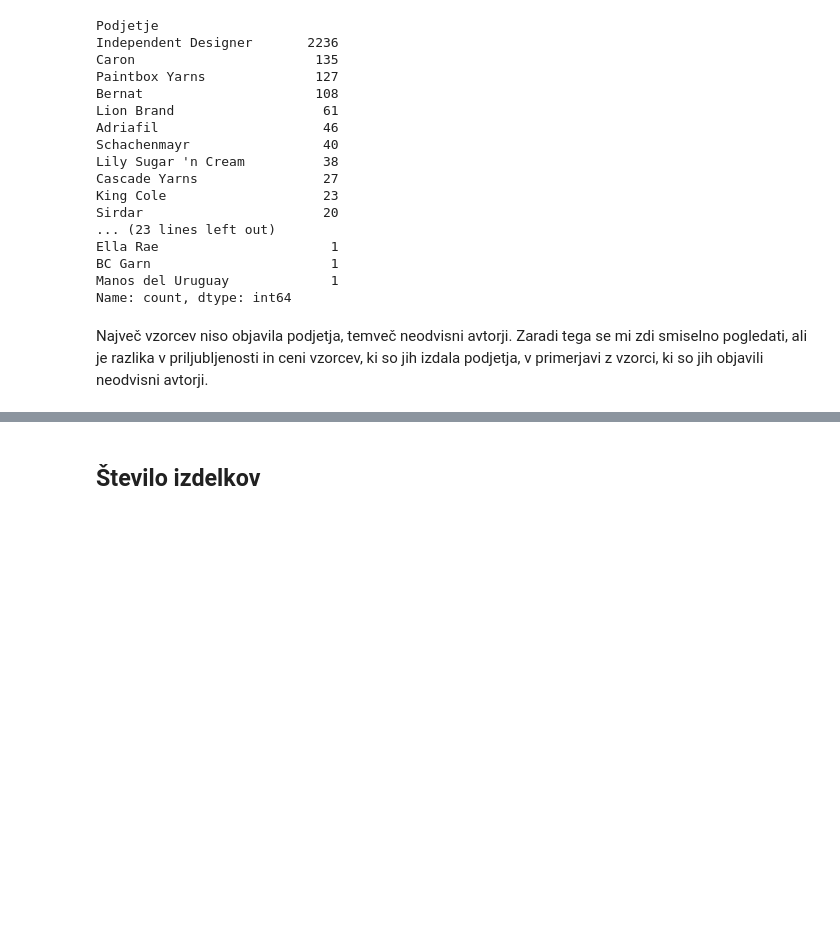
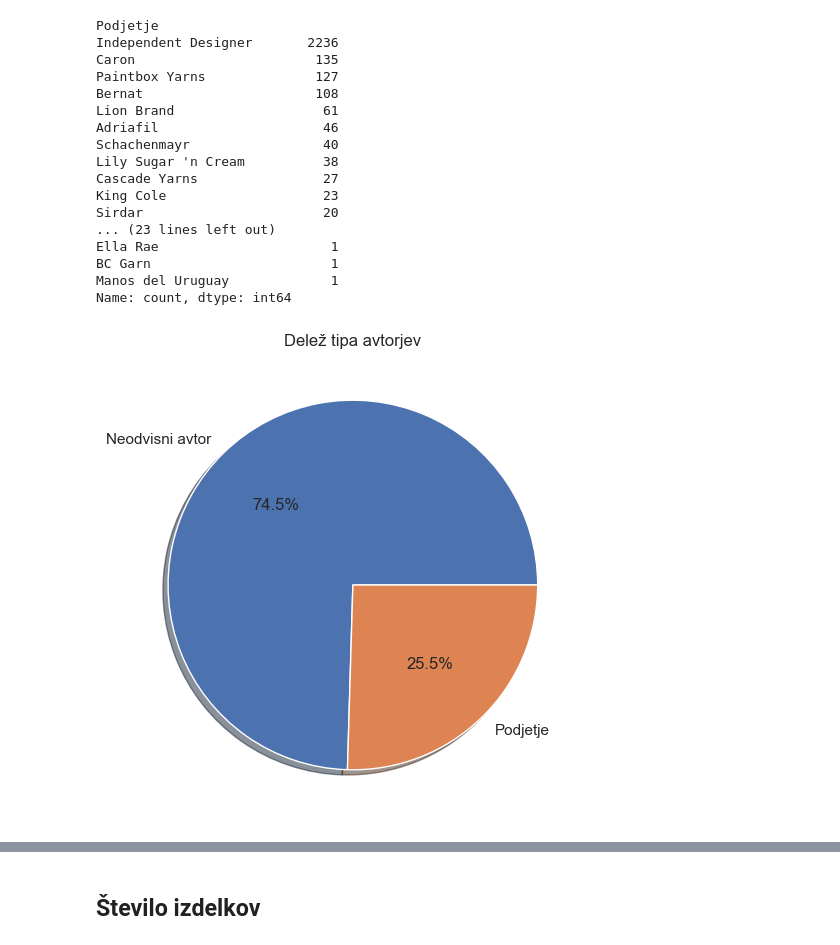
Before and after one commit to kanisaja/uvp-projektna-naloga, a Jupyter notebook: podrobna_analiza/analiza.ipynb, the cells around one changed output, grey strips where cells are left out. Cells and saved outputs as stored; diff of their text form; code cells hidden in the pictures; blank space fills up the shorter version.

Commit message:
Začetek poglavja podjetja

```diff
--- a/podrobna_analiza/analiza.ipynb
+++ b/podrobna_analiza/analiza.ipynb
@@ -313,5 +313,7 @@ Ella Rae                      1
 BC Garn                       1
 Manos del Uruguay             1
 Name: count, dtype: int64
-# %% [markdown]
-Največ vzorcev niso objavila podjetja, temveč neodvisni avtorji. Zaradi tega se mi zdi smiselno pogledati, ali je razlika v priljubljenosti in ceni vzorcev, ki so jih izdala podjetja, v primerjavi z vzorci, ki so jih objavili neodvisni avtorji.
+# %%
+delez_neodvisnih_avtorjev()
+# %% [output]
+[figure, added]
```
Also changed, not shown: parts of 3 cells of this notebook, 2 other files.
